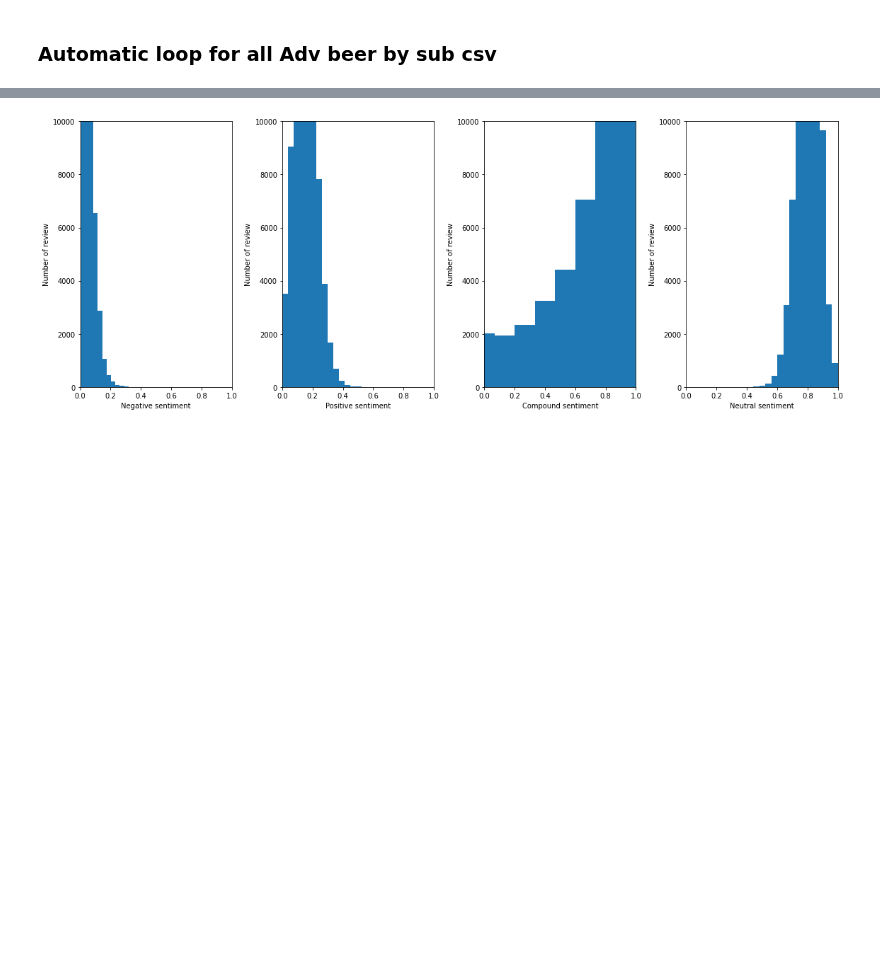
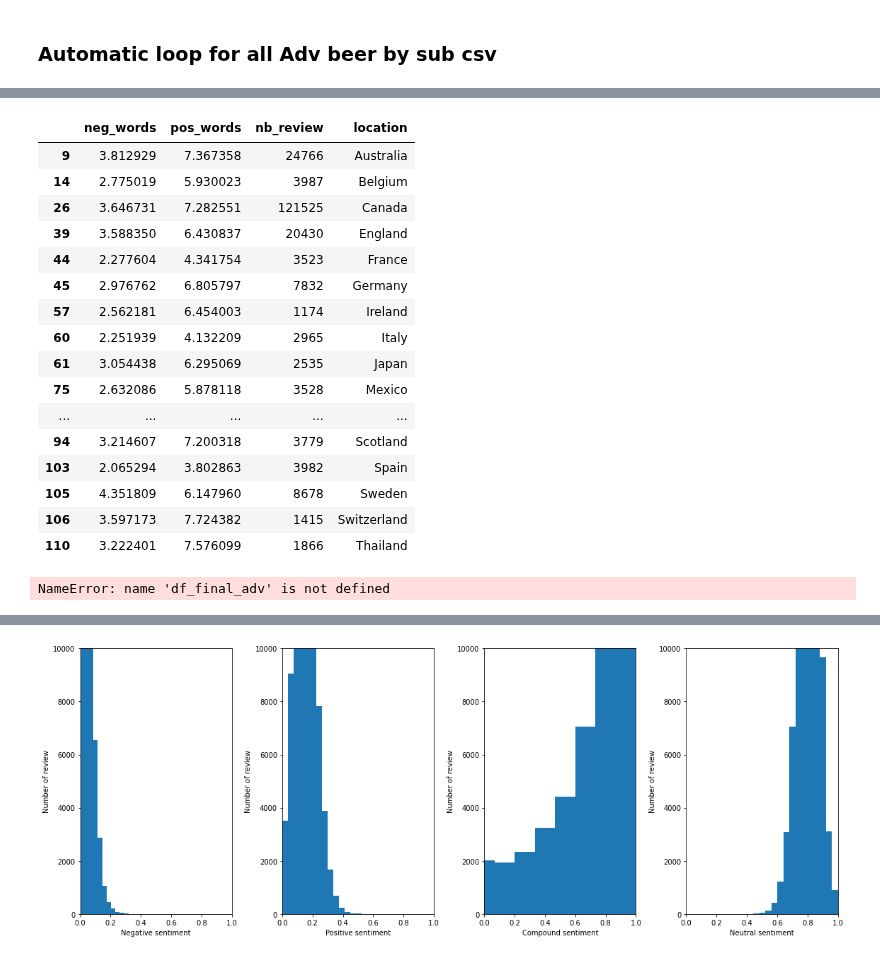
Before and after one commit to epfl-ada/ada-2022-project-hotchocolate, a Jupyter notebook: happyness.ipynb, the cells around one changed output, grey strips where cells are left out. Cells and saved outputs as stored; diff of their text form; code cells hidden in the pictures; blank space fills up the shorter version.

```diff
--- a/happyness.ipynb
+++ b/happyness.ipynb
@@ -751,0 +283,24 @@ country Zambia
+# %%
+df_final_adv.head(n=30)
+# %% [output]
+|  | neg_words | pos_words | nb_review | location |
+| 9 | 3.812929 | 7.367358 | 24766 | Australia |
+| 14 | 2.775019 | 5.930023 | 3987 | Belgium |
+| 26 | 3.646731 | 7.282551 | 121525 | Canada |
+| 39 | 3.588350 | 6.430837 | 20430 | England |
+| 44 | 2.277604 | 4.341754 | 3523 | France |
+| 45 | 2.976762 | 6.805797 | 7832 | Germany |
+| 57 | 2.562181 | 6.454003 | 1174 | Ireland |
+| 60 | 2.251939 | 4.132209 | 2965 | Italy |
+| 61 | 3.054438 | 6.295069 | 2535 | Japan |
+| 75 | 2.632086 | 5.878118 | 3528 | Mexico |
+| ... | ... | ... | ... | ... |
+| 94 | 3.214607 | 7.200318 | 3779 | Scotland |
+| 103 | 2.065294 | 3.802863 | 3982 | Spain |
+| 105 | 4.351809 | 6.147960 | 8678 | Sweden |
+| 106 | 3.597173 | 7.724382 | 1415 | Switzerland |
+| 110 | 3.222401 | 7.576099 | 1866 | Thailand |
+# %%
+df_final_adv.sort_values(by = 'pos_words',  ascending=True).head(n= 25)
+# %% [output]
+NameError: name 'df_final_adv' is not defined
```
Also changed, not shown: parts of 79 cells of this notebook.
